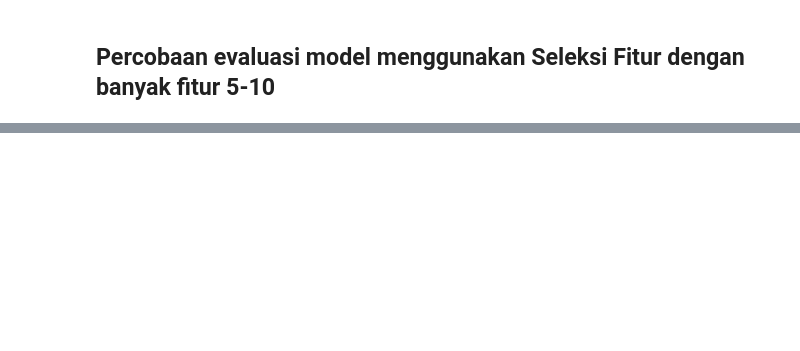
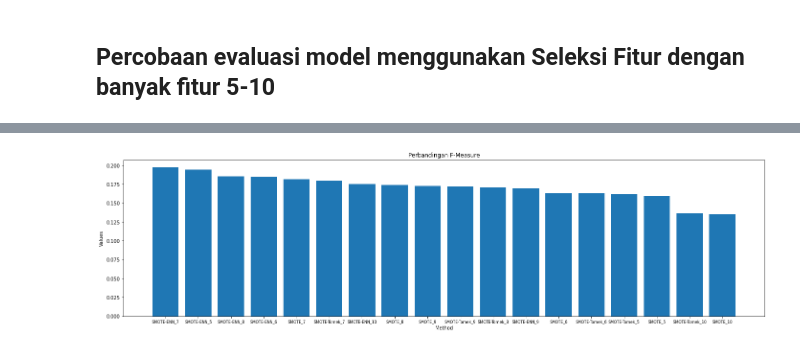
Before and after one commit to fathrahh/skripsi, a Jupyter notebook: optimazing-knn.ipynb, the cells around one changed output, grey strips where cells are left out. Cells and saved outputs as stored; diff of their text form; code cells hidden in the pictures; blank space fills up the shorter version.

```diff
--- a/optimazing-knn.ipynb
+++ b/optimazing-knn.ipynb
@@ -531,0 +550,6 @@ result_evaluate.sort_values(['action','attribute'])
+# %%
+by_f1 = result_evaluate.sort_values('test_f1', ascending=False)
+
+viz_evaluate(by_f1['label'], by_f1['test_f1'], "Perbandingan F-Measure")
+# %% [output]
+[figure, added]
```
Also changed, not shown: parts of 12 cells of this notebook.
